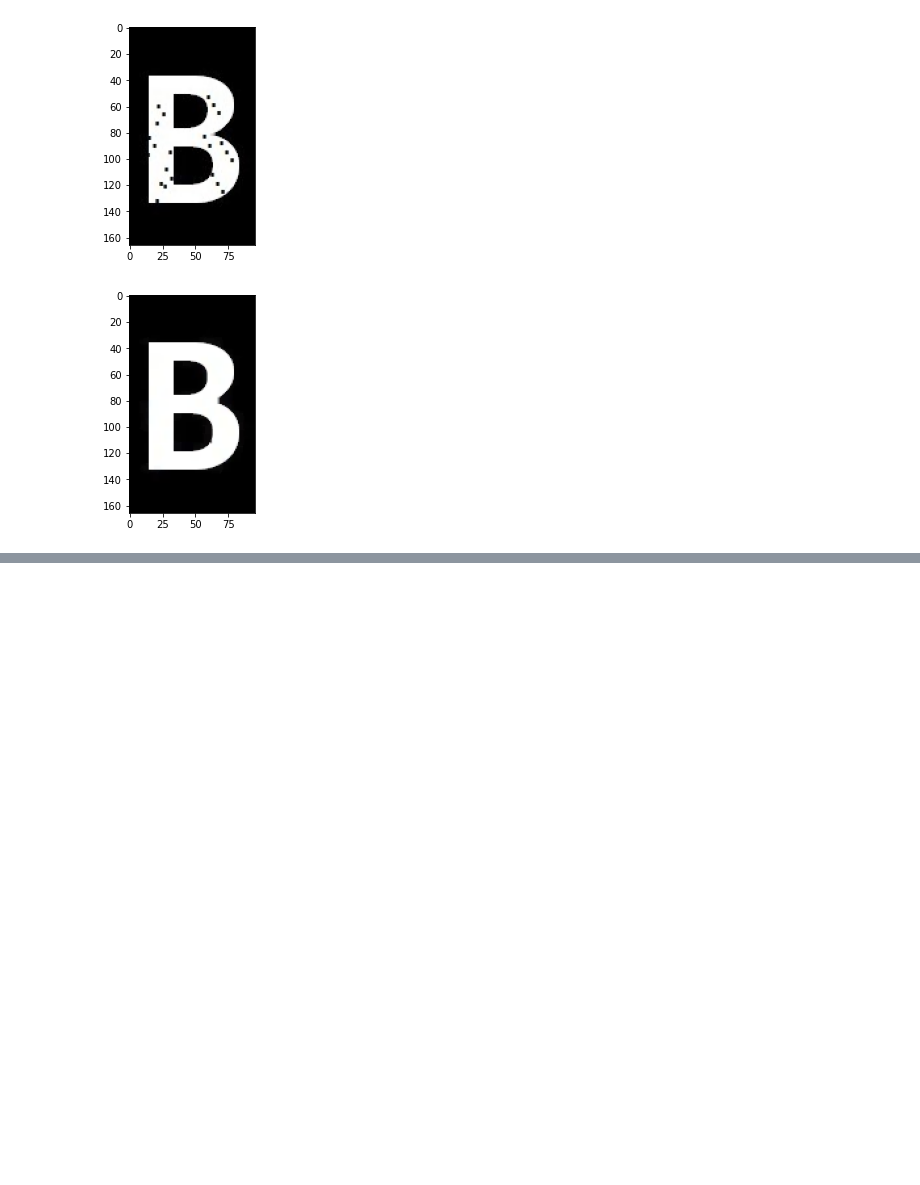
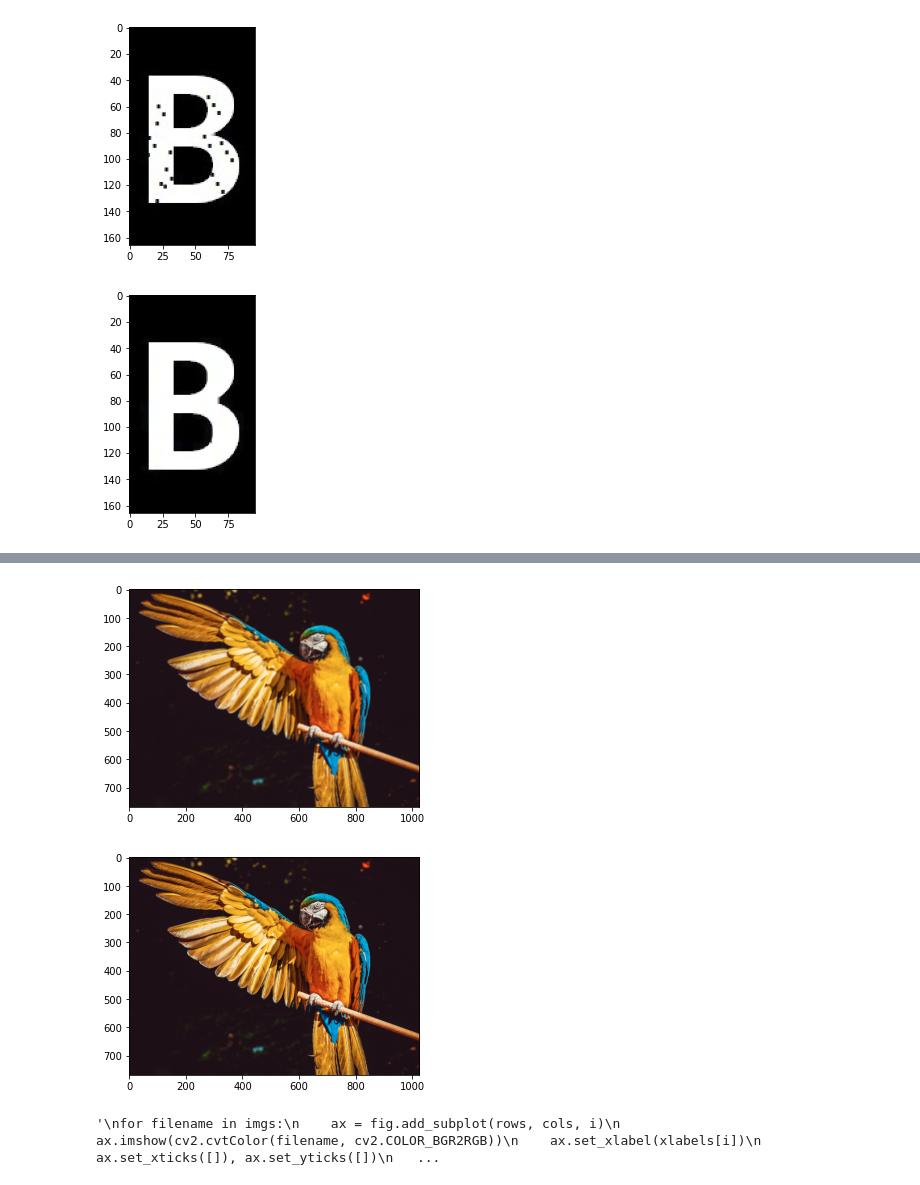
Before and after one commit to SHsix/Embedded_System, a Jupyter notebook: Python_기초/lec03.ipynb, the cells around one changed output, grey strips where cells are left out. Saved outputs shown, nothing was run; the diff lists cells and outputs as text; code cells hidden in the pictures; blank space fills up the shorter version.

```diff
--- a/Python_기초/lec03.ipynb
+++ b/Python_기초/lec03.ipynb
@@ -320,0 +326,34 @@ plt.show()
+# %%
+img_8 = cv2.imread('lec03_test8.png')
+i = 1
+rows = 2
+cols = 2
+fig = plt.figure()
+
+
+kernel = np.ones((5,5), np.float32)/25
+Blur = cv2.filter2D(img_8, -1, kernel)
+GaussianBlur = cv2.GaussianBlur(img_8, (5,5), 0)
+medianBlur = cv2.medianBlur(img_8, 5)
+
+xlabels = ["xlabel", "(a)", "(b)", "(c)", "(d)"]
+imgs = [img_8, Blur, GaussianBlur, medianBlur]
+
+
+
+plt.imshow(cv2.cvtColor(Blur, cv2.COLOR_BGR2RGB))
+plt.show()
+plt.imshow(cv2.cvtColor(img_8, cv2.COLOR_BGR2RGB))
+plt.show()
+'''
+for filename in imgs:
+    ax = fig.add_subplot(rows, cols, i)
+    ax.imshow(cv2.cvtColor(filename, cv2.COLOR_BGR2RGB))
+    ax.set_xlabel(xlabels[i])
+    ax.set_xticks([]), ax.set_yticks([])
+    i += 1
+'''
+# %% [output]
+[figure, added]
+[figure, added]
+'\nfor filename in imgs:\n    ax = fig.add_subplot(rows, cols, i)\n    ax.imshow(cv2.cvtColor(filename, cv2.COLOR_BGR2RGB))\n    ax.set_xlabel(xlabels[i])\n    ax.set_xticks([]), ax.set_yticks([])\n   ...
```
Also changed, not shown: parts of 3 cells of this notebook.
